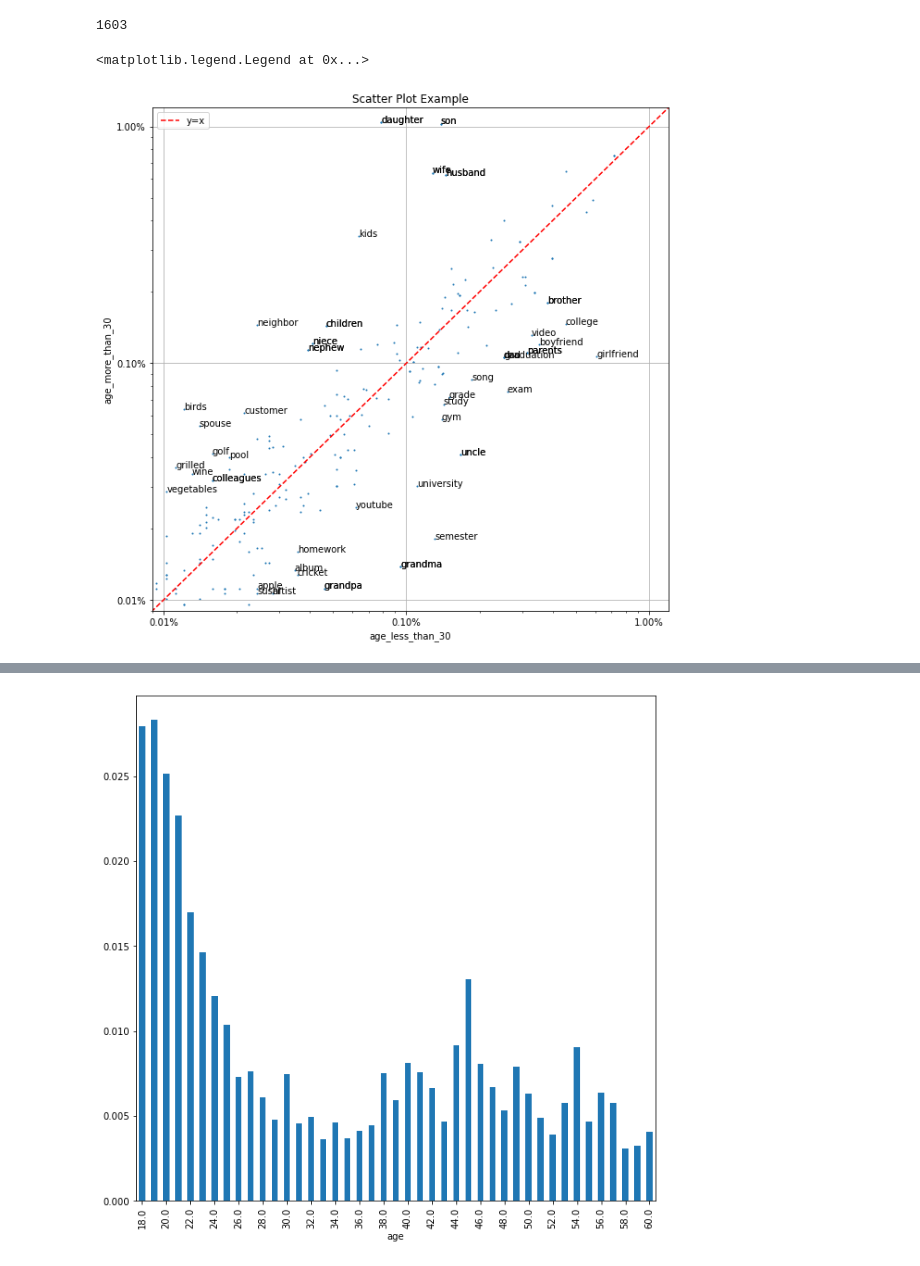
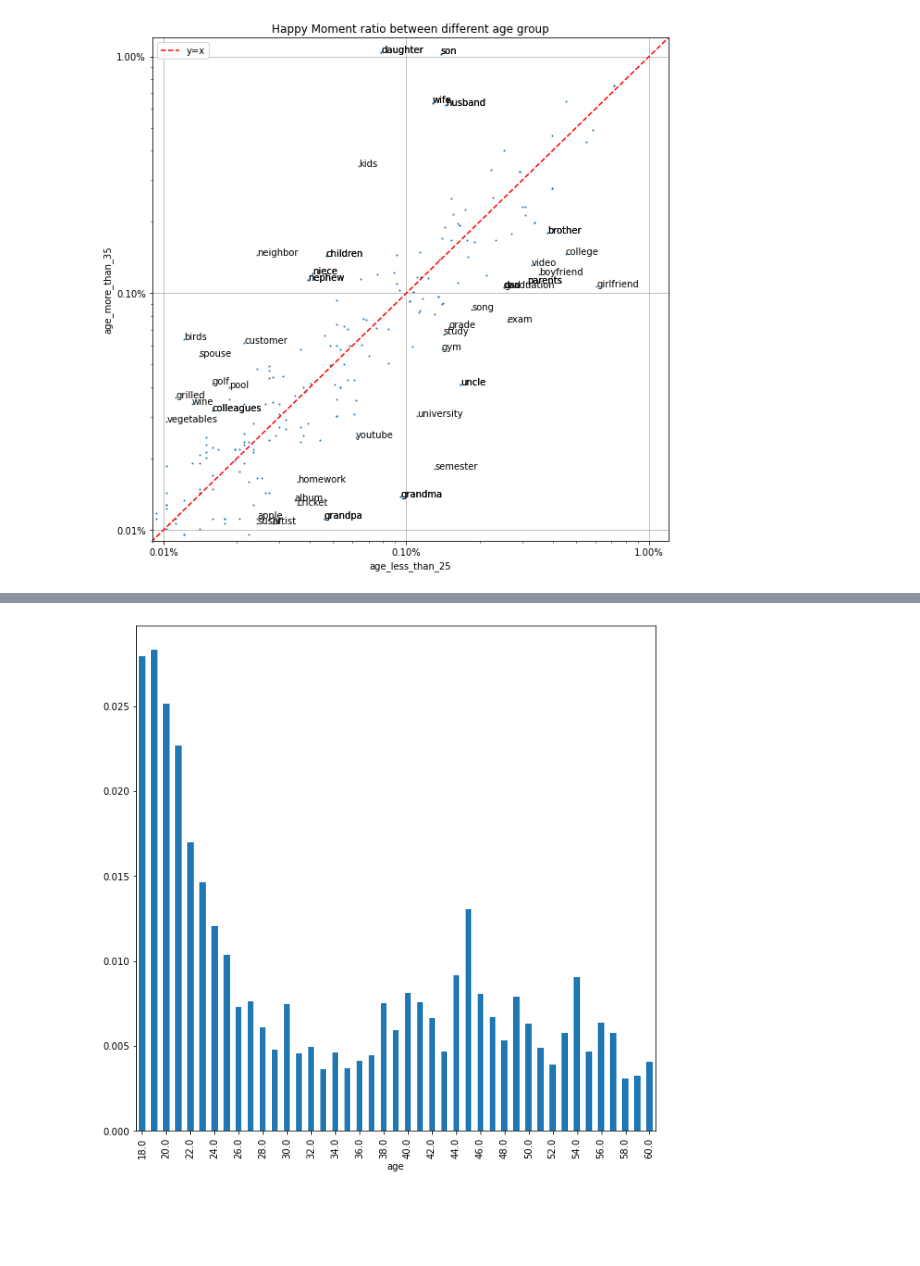
Before and after one commit to TZstatsADS/ads-spring2024-project1-JitianZhou1, a Jupyter notebook: doc/project1.ipynb, the cells around one changed output, grey strips where cells are left out. Saved outputs shown, nothing was run; the diff lists cells and outputs as text; code cells hidden in the pictures; blank space fills up the shorter version.

Commit message:
finish all figure code 2

```diff
--- a/doc/project1.ipynb
+++ b/doc/project1.ipynb
@@ -28,10 +28,6 @@ keywords=[]
 for topic in topic_list:
     df = pd.read_csv(data_path+topic+".csv", index_col=0)
     keywords.extend(df[df.columns[0]].to_list())
-# %%
-len(keywords)
-# %% [output]
-1603
 # %%
 demographic=demographic_df.copy()
 demographic=demographic[demographic['age'].notna()]
@@ -63,27 +60,27 @@ age_more=keywords_more/len(exploded_df)
 # %%
 import matplotlib.pyplot as plt
 from matplotlib.ticker import PercentFormatter
 plt.figure(figsize=(10, 10))
 plt.scatter(age_less, age_more,marker='o',s=1)
 plt.plot([0,0.12], [0,0.12], color='red', linestyle='--', label='y=x')
 
 
 for i, txt in enumerate(age_less.index):
     x=age_less.values[i]
     y=age_more.values[i]
     if(txt in keywords and x>0.0001 and y>0.0001 and (x/y>2 or y/x>2)):
         plt.text(x, y, txt,fontsize=10)
-plt.title('Scatter Plot Example')
-plt.xlabel('age_less_than_30')
-plt.ylabel('age_more_than_30')
+plt.title('Happy Moment ratio between different age group')
+plt.xlabel('age_less_than_25')
+plt.ylabel('age_more_than_35')
 plt.xlim(0.00009,0.012)
 plt.ylim(0.00009,0.012)
 plt.xscale('log')
 plt.yscale('log')
 plt.gca().xaxis.set_major_formatter(PercentFormatter(1,decimals=2))
 plt.gca().yaxis.set_major_formatter(PercentFormatter(1,decimals=2))
 plt.grid(True)
 plt.legend()
+plt.savefig('../figs/happy_moment_ratio.png')
 # %% [output]
-<matplotlib.legend.Legend at 0x...>
-[figure, old version]
+[figure, new version]
```
Also changed, not shown: parts of 5 cells of this notebook, 7 other files.
